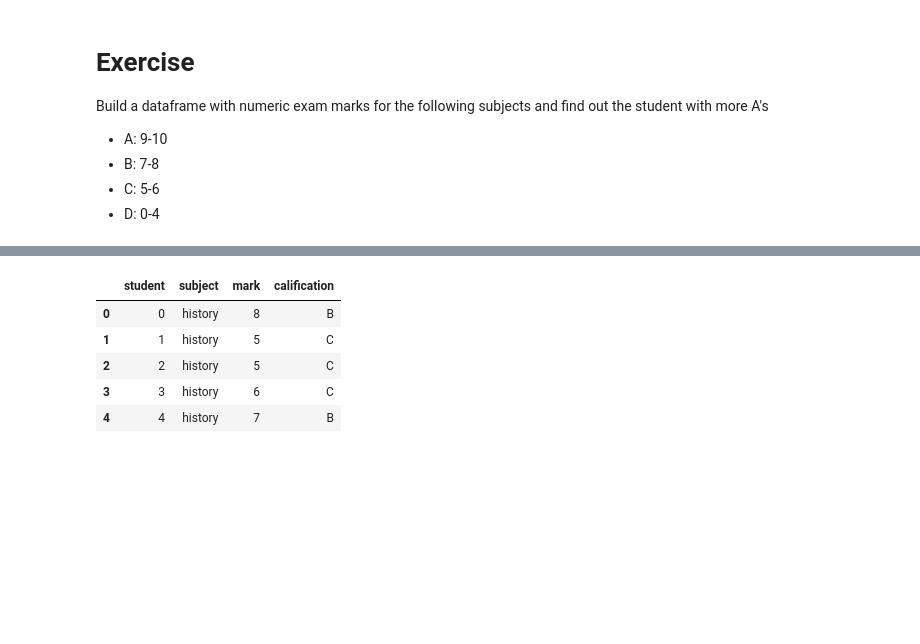
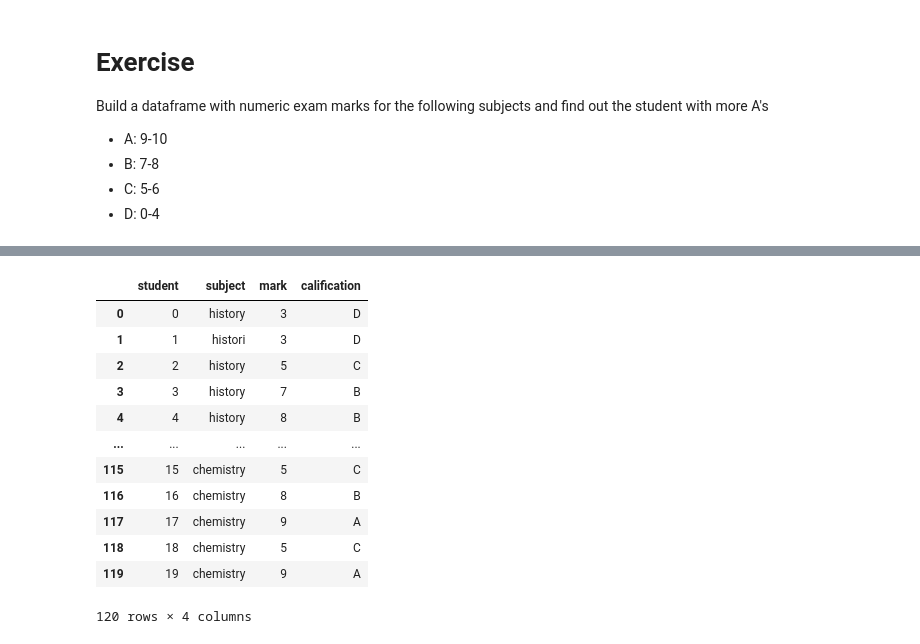
Before and after one commit to ironhack-bcn-data-pt/notebooks, a Jupyter notebook: 5.3.4.PivotTables.ipynb, the cells around one changed output, grey strips where cells are left out. Cells and saved outputs as stored; diff of their text form; code cells hidden in the pictures; blank space fills up the shorter version.

```diff
--- a/5.3.4.PivotTables.ipynb
+++ b/5.3.4.PivotTables.ipynb
@@ -80,2 +112,3 @@ notas.head()
 # %%
 # melt (id_vars, var_name, value_name)
+notas = notas.melt(id_vars='student', var_name='subject', value_name='mark')
@@ -89,3 +114,0 @@ notas.head()
-# %%
-# cut
-notas['calification'] =
@@ -91,0 +126,3 @@ notas['calification'] =
+# %%
+notas['calification'] = pd.cut(notas.mark,  bins=[0,5,7,9,10], labels= ['D','C','B','A'], right=False)
+notas
@@ -92,11 +143,18 @@ notas['calification'] =
 # %%
-notas.head()
+notas
 # %% [output]
 |  | student | subject | mark | calification |
-| 0 | 0 | history | 8 | B |
-| 1 | 1 | history | 5 | C |
+| 0 | 0 | history | 3 | D |
+| 1 | 1 | histori | 3 | D |
 | 2 | 2 | history | 5 | C |
-| 3 | 3 | history | 6 | C |
-| 4 | 4 | history | 7 | B |
+| 3 | 3 | history | 7 | B |
+| 4 | 4 | history | 8 | B |
+| ... | ... | ... | ... | ... |
+| 115 | 15 | chemistry | 5 | C |
+| 116 | 16 | chemistry | 8 | B |
+| 117 | 17 | chemistry | 9 | A |
+| 118 | 18 | chemistry | 5 | C |
+| 119 | 19 | chemistry | 9 | A |
+120 rows × 4 columns
 # %%
 # pivot index, columns, values, aggfunc, fill_value, sort
```
Also changed, not shown: parts of 28 cells of this notebook, 1 other file.
